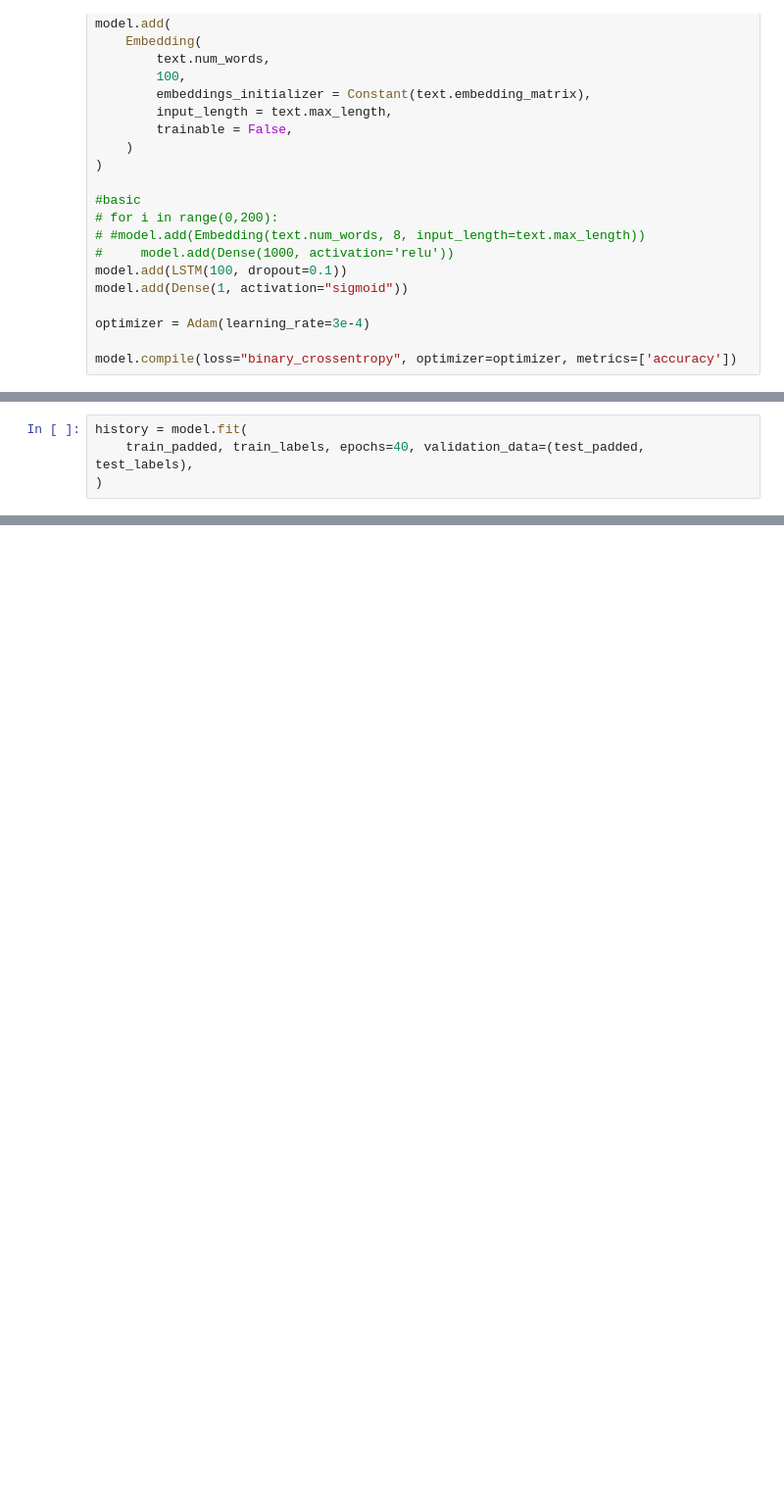
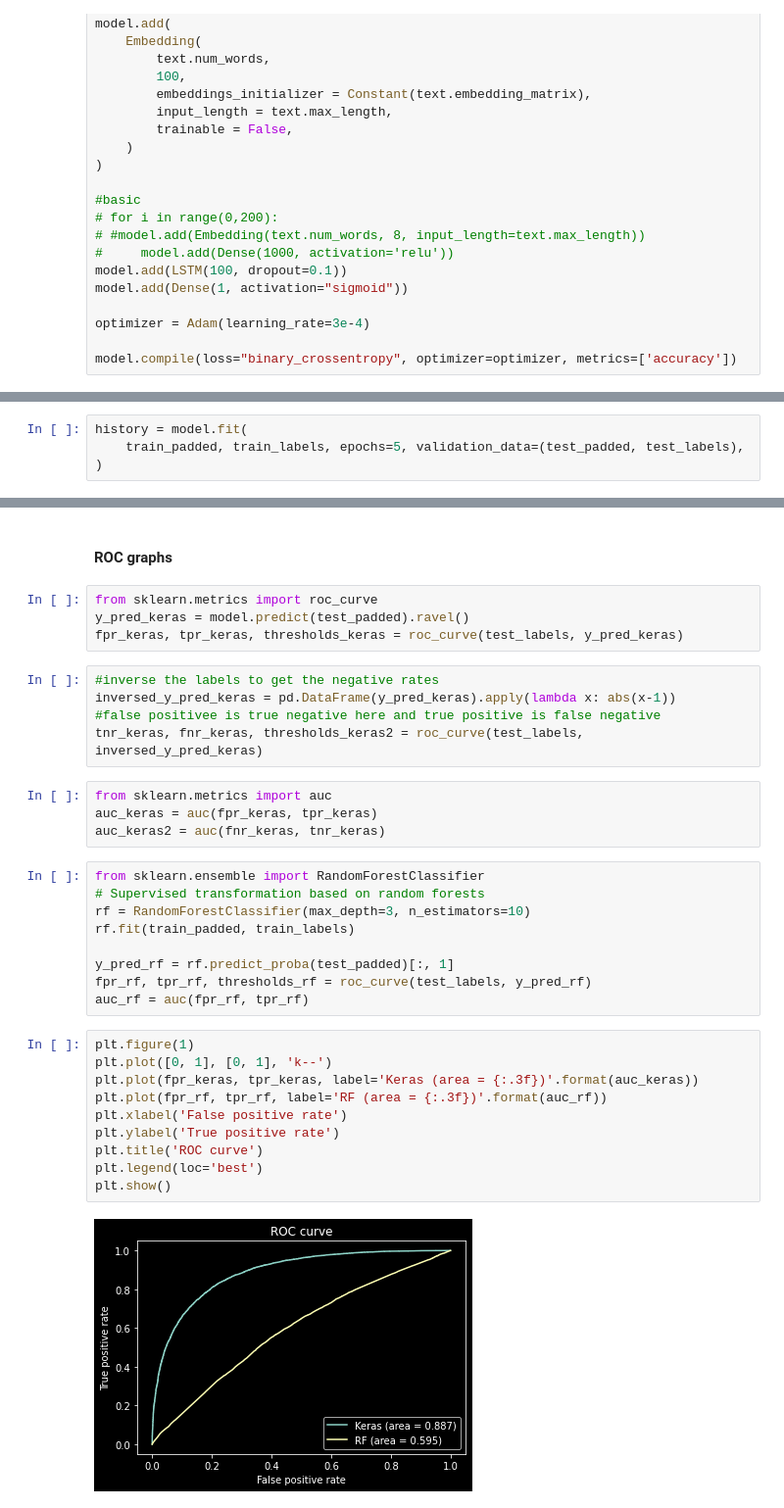
Before and after one commit to ktsou/TradingNLP-shell, a Jupyter notebook: NLP Model Training/model_training.ipynb, the cells around one changed output, grey strips where cells are left out. Shown at 98% size. Drawn from its saved outputs; the diff is of its cells as text; blank space fills up the shorter version.

```diff
--- a/NLP Model Training/model_training.ipynb
+++ b/NLP Model Training/model_training.ipynb
@@ -192,6 +200,6 @@ Non-trainable params: 10,680,300
 _________________________________________________________________
 # %%
 history = model.fit(
-    train_padded, train_labels, epochs=40, validation_data=(test_padded, test_labels),
+    train_padded, train_labels, epochs=5, validation_data=(test_padded, test_labels),
 )
 # %% [output]
@@ -243,0 +235,36 @@ array([[0.01282087]], dtype=float32)
+# %% [markdown]
+#### ROC graphs
+# %%
+from sklearn.metrics import roc_curve
+y_pred_keras = model.predict(test_padded).ravel()
+fpr_keras, tpr_keras, thresholds_keras = roc_curve(test_labels, y_pred_keras)
+# %%
+#inverse the labels to get the negative rates
+inversed_y_pred_keras = pd.DataFrame(y_pred_keras).apply(lambda x: abs(x-1))
+#false positivee is true negative here and true positive is false negative
+tnr_keras, fnr_keras, thresholds_keras2 = roc_curve(test_labels, inversed_y_pred_keras)
+# %%
+from sklearn.metrics import auc
+auc_keras = auc(fpr_keras, tpr_keras)
+auc_keras2 = auc(fnr_keras, tnr_keras)
+# %%
+from sklearn.ensemble import RandomForestClassifier
+# Supervised transformation based on random forests
+rf = RandomForestClassifier(max_depth=3, n_estimators=10)
+rf.fit(train_padded, train_labels)
+
+y_pred_rf = rf.predict_proba(test_padded)[:, 1]
+fpr_rf, tpr_rf, thresholds_rf = roc_curve(test_labels, y_pred_rf)
+auc_rf = auc(fpr_rf, tpr_rf)
+# %%
+plt.figure(1)
+plt.plot([0, 1], [0, 1], 'k--')
+plt.plot(fpr_keras, tpr_keras, label='Keras (area = {:.3f})'.format(auc_keras))
+plt.plot(fpr_rf, tpr_rf, label='RF (area = {:.3f})'.format(auc_rf))
+plt.xlabel('False positive rate')
+plt.ylabel('True positive rate')
+plt.title('ROC curve')
+plt.legend(loc='best')
+plt.show()
+# %% [output]
+[figure, added]
```
Also changed, not shown: parts of 30 cells of this notebook, 9 other files.
